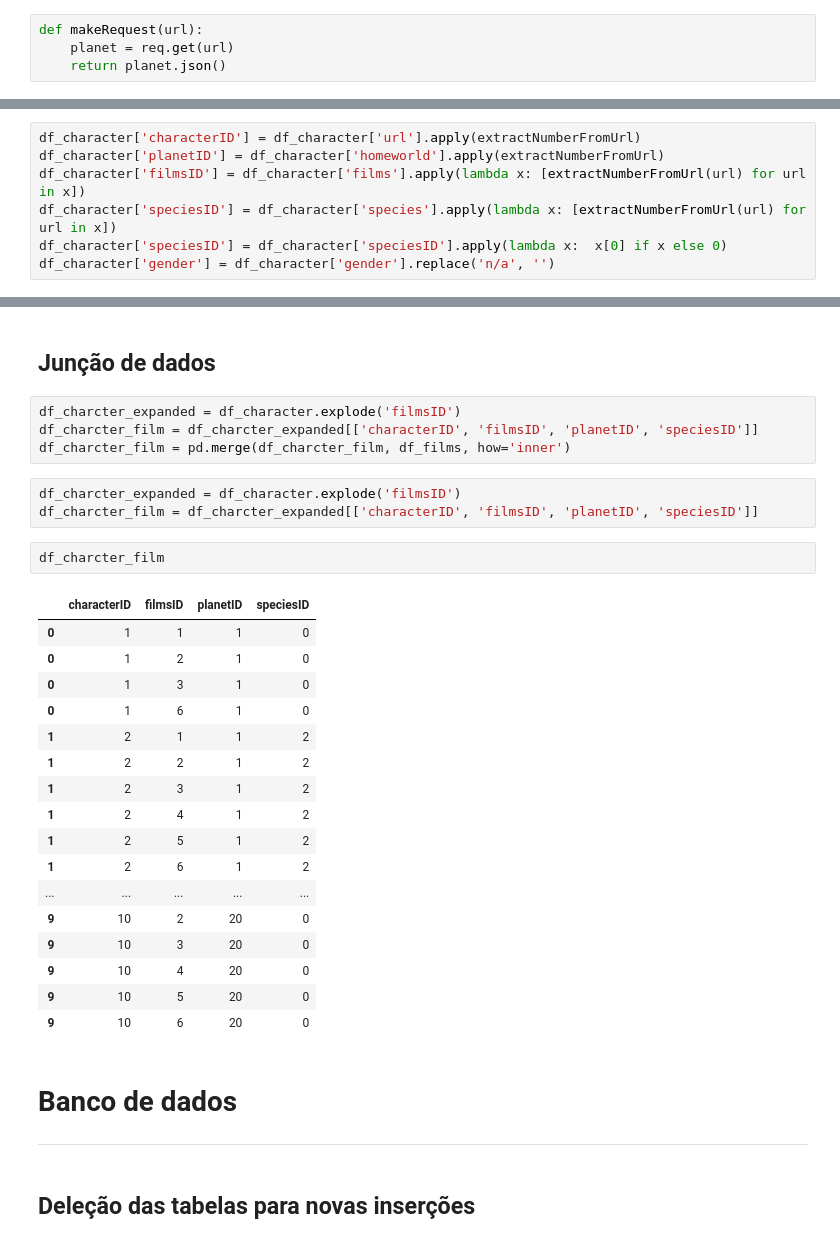
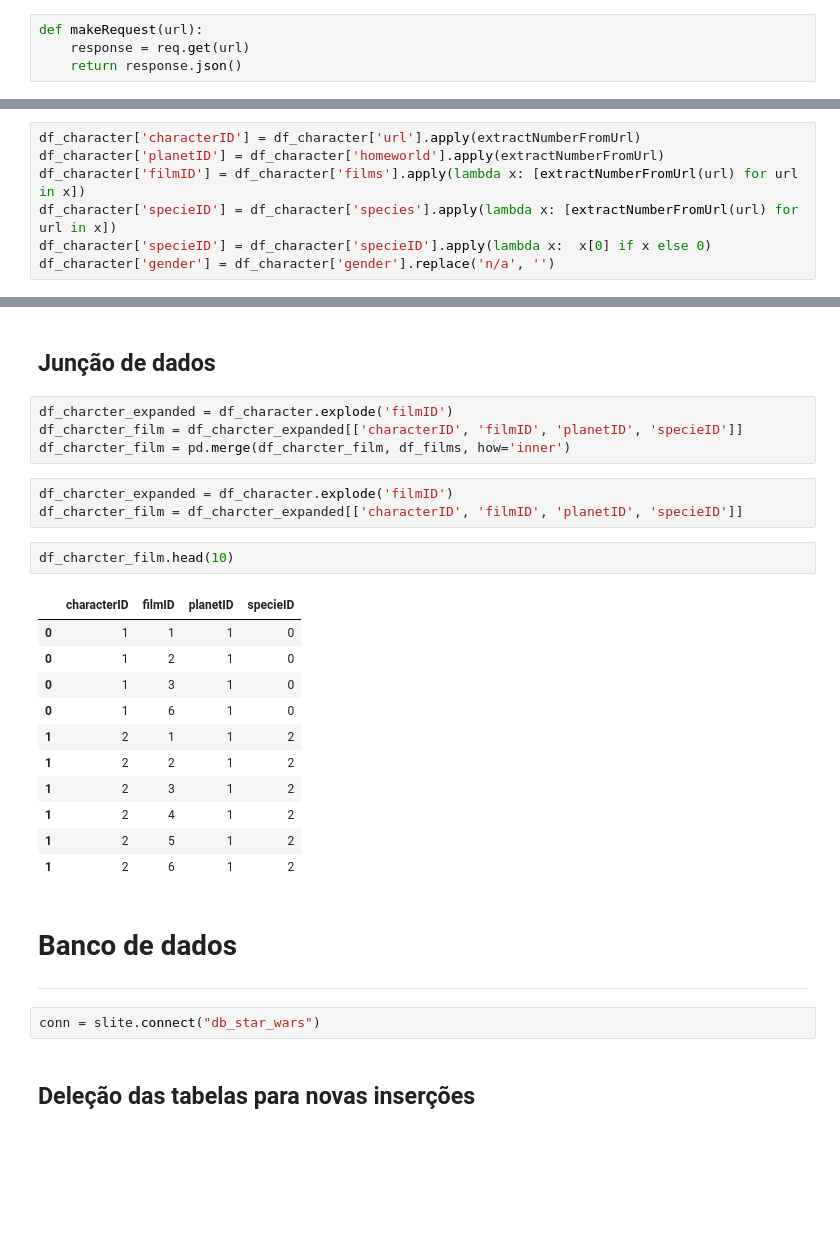
Before and after one commit to NIcknameInvalido/star_wars, a Jupyter notebook: app.ipynb, the cells around one changed output, grey strips where cells are left out. Cells and saved outputs as stored; diff of their text form; blank space fills up the shorter version.

```diff
--- a/app.ipynb
+++ b/app.ipynb
@@ -33,6 +31,6 @@ def extractNumberFromUrl(url):
     return int(found.group(1)) if found else None
 # %%
 def makeRequest(url):
-    planet = req.get(url)
-    return planet.json()
+    response = req.get(url)
+    return response.json()
 # %% [markdown]
@@ -73,9 +71,9 @@ df_species
 # %%
 df_character['characterID'] = df_character['url'].apply(extractNumberFromUrl)
 df_character['planetID'] = df_character['homeworld'].apply(extractNumberFromUrl)
-df_character['filmsID'] = df_character['films'].apply(lambda x: [extractNumberFromUrl(url) for url in x])
-df_character['speciesID'] = df_character['species'].apply(lambda x: [extractNumberFromUrl(url) for url in x])
-df_character['speciesID'] = df_character['speciesID'].apply(lambda x:  x[0] if x else 0)
+df_character['filmID'] = df_character['films'].apply(lambda x: [extractNumberFromUrl(url) for url in x])
+df_character['specieID'] = df_character['species'].apply(lambda x: [extractNumberFromUrl(url) for url in x])
+df_character['specieID'] = df_character['specieID'].apply(lambda x:  x[0] if x else 0)
 df_character['gender'] = df_character['gender'].replace('n/a', '')
 # %% [markdown]
 ### Tratamento do dataframe Films
@@ -121,16 +119,16 @@ df_species.head(2)
 # %% [markdown]
 ## Junção de dados
 # %%
-df_charcter_expanded = df_character.explode('filmsID')
-df_charcter_film = df_charcter_expanded[['characterID', 'filmsID', 'planetID', 'speciesID']]
+df_charcter_expanded = df_character.explode('filmID')
+df_charcter_film = df_charcter_expanded[['characterID', 'filmID', 'planetID', 'specieID']]
 df_charcter_film = pd.merge(df_charcter_film, df_films, how='inner')
 # %%
-df_charcter_expanded = df_character.explode('filmsID')
-df_charcter_film = df_charcter_expanded[['characterID', 'filmsID', 'planetID', 'speciesID']]
+df_charcter_expanded = df_character.explode('filmID')
+df_charcter_film = df_charcter_expanded[['characterID', 'filmID', 'planetID', 'specieID']]
 # %%
-df_charcter_film
+df_charcter_film.head(10)
 # %% [output]
-|  | characterID | filmsID | planetID | speciesID |
+|  | characterID | filmID | planetID | specieID |
 | 0 | 1 | 1 | 1 | 0 |
 | 0 | 1 | 2 | 1 | 0 |
 | 0 | 1 | 3 | 1 | 0 |
@@ -141,16 +139,12 @@ df_charcter_film
 | 1 | 2 | 4 | 1 | 2 |
 | 1 | 2 | 5 | 1 | 2 |
 | 1 | 2 | 6 | 1 | 2 |
-| ... | ... | ... | ... | ... |
-| 9 | 10 | 2 | 20 | 0 |
-| 9 | 10 | 3 | 20 | 0 |
-| 9 | 10 | 4 | 20 | 0 |
-| 9 | 10 | 5 | 20 | 0 |
-| 9 | 10 | 6 | 20 | 0 |
 # %% [markdown]
 # **Banco de dados**
 
 ---
+# %%
+conn = slite.connect("db_star_wars")
 # %% [markdown]
 ## Deleção das tabelas para novas inserções
 # %%
```
Also changed, not shown: parts of 13 cells of this notebook, 1 other file.
